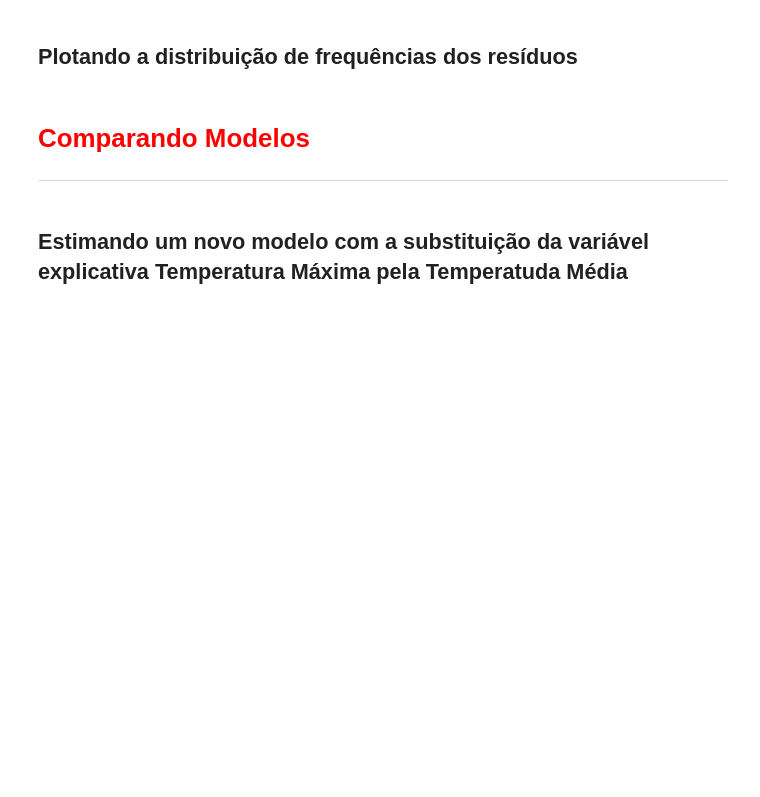
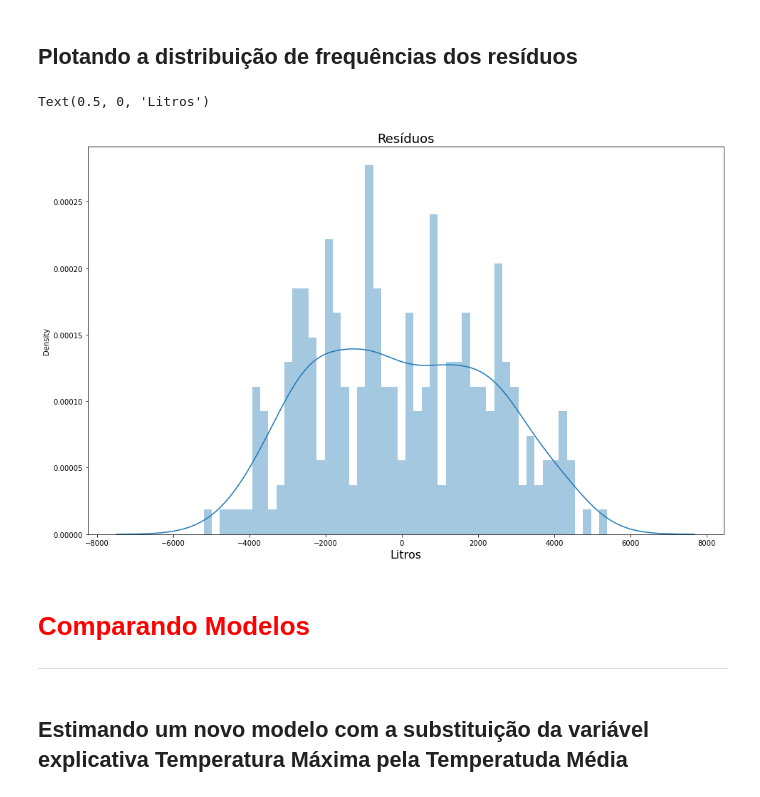
Before and after one commit to Marcus-Bernard0/data_science_alura, a Jupyter notebook: 8 - Regressão linear testando relações e prevendo resultados/Projeto/Regressão Linear.ipynb, the cells around one changed output. Cells and saved outputs as stored; diff of their text form; code cells hidden in the pictures; blank space fills up the shorter version.

```diff
--- a/8 - Regressão linear testando relações e prevendo resultados/Projeto/Regressão Linear.ipynb
+++ b/8 - Regressão linear testando relações e prevendo resultados/Projeto/Regressão Linear.ipynb
@@ -528,5 +559,13 @@ Fonte: Econometria Básica - 5ª edição - Gujarati e Porter
 # %% [markdown]
 ## Plotando a distribuição de frequências dos resíduos
+# %%
+ax = sns.distplot(residuos, bins=50)
+ax.figure.set_size_inches(16,10)
+ax.set_title('Resíduos', fontsize=18)
+ax.set_xlabel('Litros', fontsize=16)
+# %% [output]
+Text(0.5, 0, 'Litros')
+[figure, added]
 # %% [markdown]
 # <font color='red' style='font-size: 30px;'>Comparando Modelos</font>
 <hr style='border: 2px solid red;'>
```
Also changed, not shown: parts of 6 cells of this notebook.
